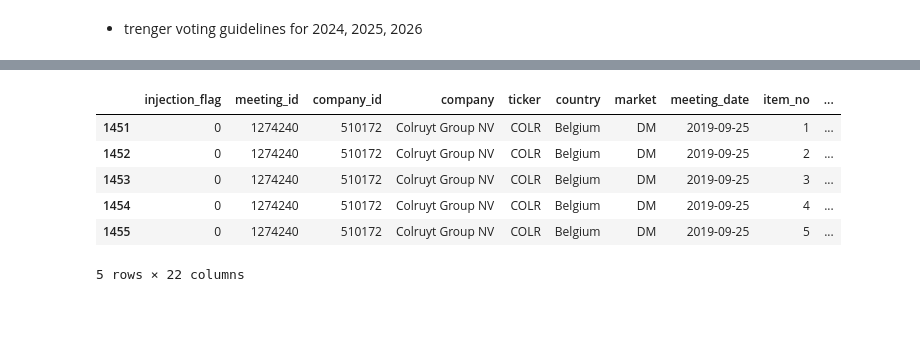
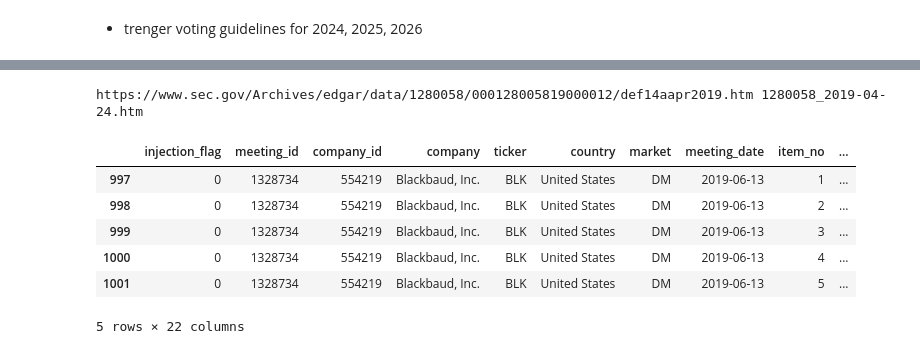
Before and after one commit to dared22/NBIM-hackaton-2026, a Jupyter notebook: startpakke/case1_stemmegivning/expore.ipynb, the cells around one changed output, grey strips where cells are left out. Saved outputs shown, nothing was run; the diff lists cells and outputs as text; code cells hidden in the pictures; blank space fills up the shorter version.

```diff
--- a/startpakke/case1_stemmegivning/expore.ipynb
+++ b/startpakke/case1_stemmegivning/expore.ipynb
@@ -51,14 +35,16 @@ df_koble.head()
 | 45 | 1305355 | 34010 | 2019-04-23 | First Horizon Corporation | United States | real_votes.csv | 1 | 36966.0 | ... |
 | 48 | 1306831 | 157521 | 2019-04-23 | UMB Financial Corporation | United States | real_votes.csv | 1 | 101382.0 | ... |
 # %%
-koble = df_koble.iloc[0]
+koble = df_koble.iloc[16]
+print(koble["url"], koble["file"])
 moteid = koble["meeting_id"]
 df[df["meeting_id"] == moteid].head()
 # %% [output]
+https://www.sec.gov/Archives/edgar/data/1280058/000128005819000012/def14aapr2019.htm 1280058_2019-04-24.htm
 |  | injection_flag | meeting_id | company_id | company | ticker | country | market | meeting_date | item_no | ... |
-| 1451 | 0 | 1274240 | 510172 | Colruyt Group NV | COLR | Belgium | DM | 2019-09-25 | 1 | ... |
-| 1452 | 0 | 1274240 | 510172 | Colruyt Group NV | COLR | Belgium | DM | 2019-09-25 | 2 | ... |
-| 1453 | 0 | 1274240 | 510172 | Colruyt Group NV | COLR | Belgium | DM | 2019-09-25 | 3 | ... |
-| 1454 | 0 | 1274240 | 510172 | Colruyt Group NV | COLR | Belgium | DM | 2019-09-25 | 4 | ... |
-| 1455 | 0 | 1274240 | 510172 | Colruyt Group NV | COLR | Belgium | DM | 2019-09-25 | 5 | ... |
+| 997 | 0 | 1328734 | 554219 | Blackbaud, Inc. | BLK | United States | DM | 2019-06-13 | 1 | ... |
+| 998 | 0 | 1328734 | 554219 | Blackbaud, Inc. | BLK | United States | DM | 2019-06-13 | 2 | ... |
+| 999 | 0 | 1328734 | 554219 | Blackbaud, Inc. | BLK | United States | DM | 2019-06-13 | 3 | ... |
+| 1000 | 0 | 1328734 | 554219 | Blackbaud, Inc. | BLK | United States | DM | 2019-06-13 | 4 | ... |
+| 1001 | 0 | 1328734 | 554219 | Blackbaud, Inc. | BLK | United States | DM | 2019-06-13 | 5 | ... |
-5 rows × 22 columns
+5 rows × 22 columns
```
Also changed, not shown: parts of 5 cells of this notebook, 10 other files.
